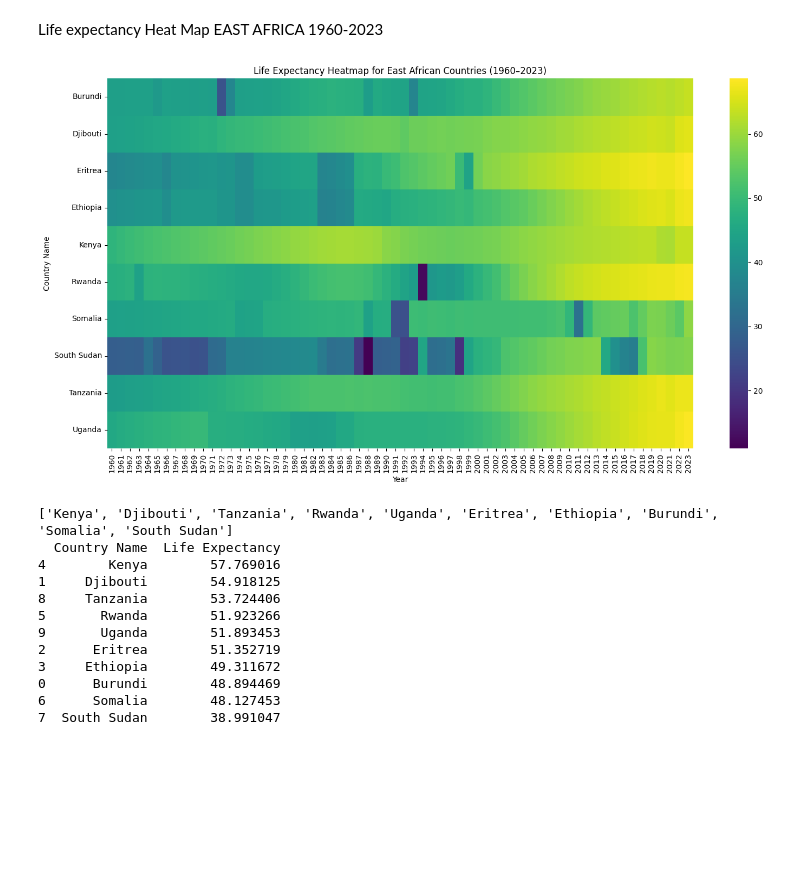
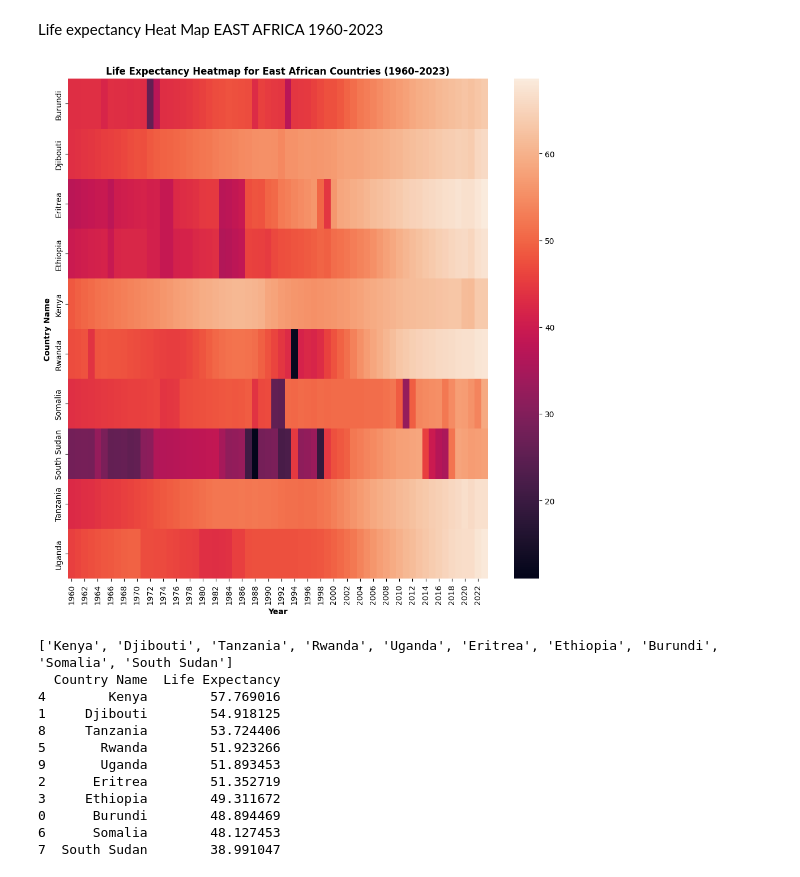
Before and after one commit to BrentOchieng/Global-Life-Expectancy-Trend-1960-2049, a Jupyter notebook: Global_Life_expectancy_Trends_(1960_2023).ipynb, the cells around one changed output. Cells and saved outputs as stored; diff of their text form; code cells hidden in the pictures; blank space fills up the shorter version.

```diff
--- a/Global_Life_expectancy_Trends_(1960_2023).ipynb
+++ b/Global_Life_expectancy_Trends_(1960_2023).ipynb
@@ -789,16 +781,16 @@ Life expectancy Heat Map EAST AFRICA 1960-2023
 # %%
 # Pivoting the data to get years as columns and countries as rows
 east_africa_pivot = east_africa_df.pivot(index="Country Name", columns="Year", values="Life Expectancy")
 
-plt.figure(figsize=(15, 8)) # Adjust figure size as needed
-sns.heatmap(east_africa_pivot, cmap="viridis", annot=False, fmt=".1f") # annot=False to avoid clutter
-plt.title("Life Expectancy Heatmap for East African Countries (1960–2023)")
-plt.xlabel("Year")
-plt.ylabel("Country Name")
+plt.figure(figsize=(10, 10)) # Adjust figure size as needed
+sns.heatmap(east_africa_pivot, cmap=None, annot=False, fmt=".1f") # annot=False to avoid clutter
+plt.title("Life Expectancy Heatmap for East African Countries (1960–2023)", fontweight='bold')
+plt.xlabel("Year", fontweight='bold')
+plt.ylabel("Country Name", fontweight='bold')
 plt.tight_layout()
 plt.show()
 # %% [output]
-[figure, old version]
+[figure, new version]
 # %%
 avg_east_africa = (east_africa_df.groupby("Country Name")["Life Expectancy"]
                        .mean()
```
Also changed, not shown: parts of 76 cells of this notebook.
